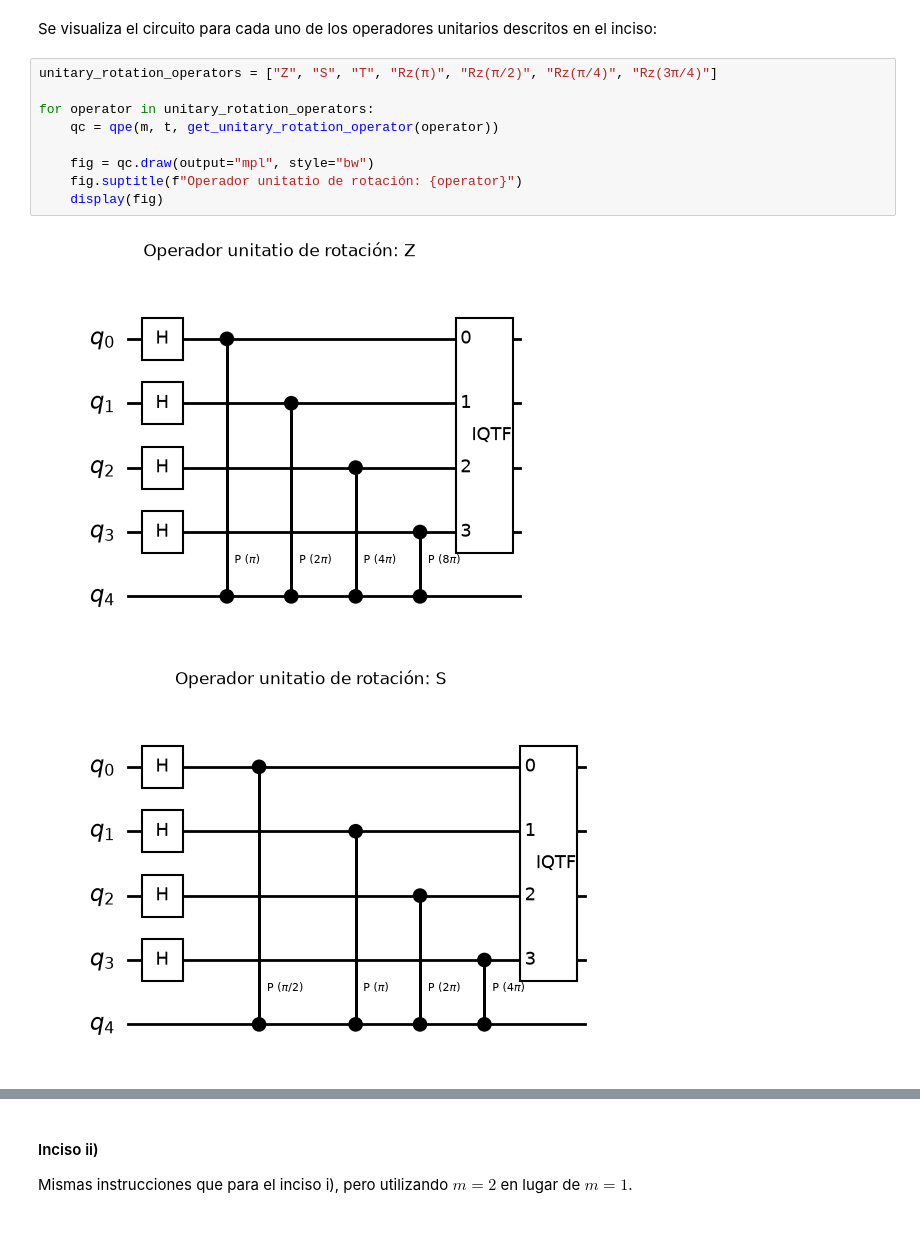
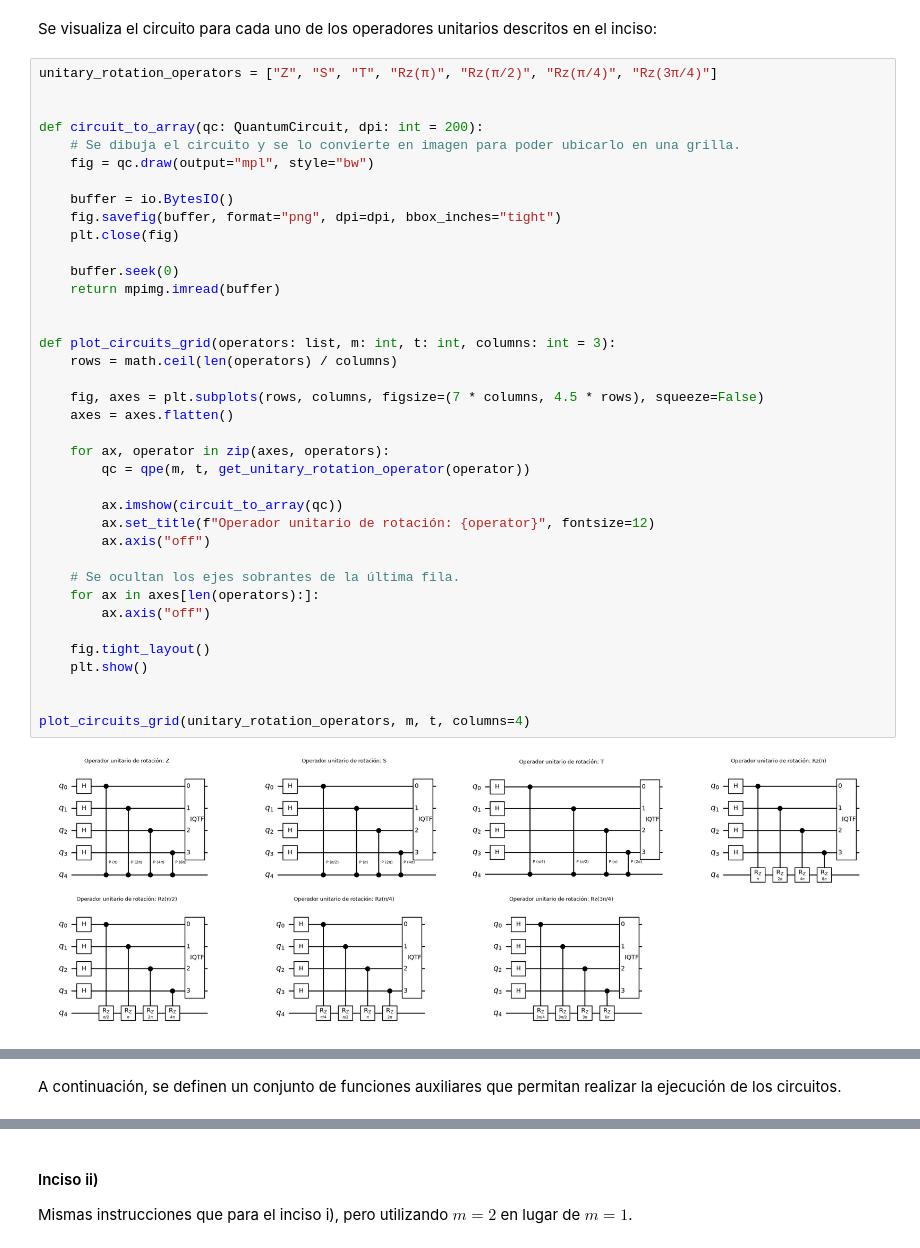
Before and after one commit to iroumec/qomputing-coursework, a Jupyter notebook: practicos/qpe.ipynb, the cells around one changed output, grey strips where cells are left out. Saved outputs shown, nothing was run; the diff lists cells and outputs as text.

```diff
--- a/practicos/qpe.ipynb
+++ b/practicos/qpe.ipynb
@@ -146,12 +143,40 @@ Se visualiza el circuito para cada uno de los operadores unitarios descritos en
 # %%
 unitary_rotation_operators = ["Z", "S", "T", "Rz(π)", "Rz(π/2)", "Rz(π/4)", "Rz(3π/4)"]
 
-for operator in unitary_rotation_operators:
-    qc = qpe(m, t, get_unitary_rotation_operator(operator))
 
+def circuit_to_array(qc: QuantumCircuit, dpi: int = 200):
+    # Se dibuja el circuito y se lo convierte en imagen para poder ubicarlo en una grilla.
     fig = qc.draw(output="mpl", style="bw")
-    fig.suptitle(f"Operador unitatio de rotación: {operator}")
-    display(fig)
+
+    buffer = io.BytesIO()
+    fig.savefig(buffer, format="png", dpi=dpi, bbox_inches="tight")
+    plt.close(fig)
+
+    buffer.seek(0)
+    return mpimg.imread(buffer)
+
+
+def plot_circuits_grid(operators: list, m: int, t: int, columns: int = 3):
+    rows = math.ceil(len(operators) / columns)
+
+    fig, axes = plt.subplots(rows, columns, figsize=(7 * columns, 4.5 * rows), squeeze=False)
+    axes = axes.flatten()
+
+    for ax, operator in zip(axes, operators):
+        qc = qpe(m, t, get_unitary_rotation_operator(operator))
+
+        ax.imshow(circuit_to_array(qc))
+        ax.set_title(f"Operador unitario de rotación: {operator}", fontsize=12)
+        ax.axis("off")
+
+    # Se ocultan los ejes sobrantes de la última fila.
+    for ax in axes[len(operators):]:
+        ax.axis("off")
+
+    fig.tight_layout()
+    plt.show()
+
+
+plot_circuits_grid(unitary_rotation_operators, m, t, columns=4)
 # %% [output]
-[figure, old version]
+[figure, new version]
-[figure, removed]
@@ -163 +183,3 @@ for operator in unitary_rotation_operators:
+# %% [markdown]
+A continuación, se definen un conjunto de funciones auxiliares que permitan realizar la ejecución de los circuitos.
 # %%
```
Also changed, not shown: parts of 16 cells of this notebook, 21 other files.
